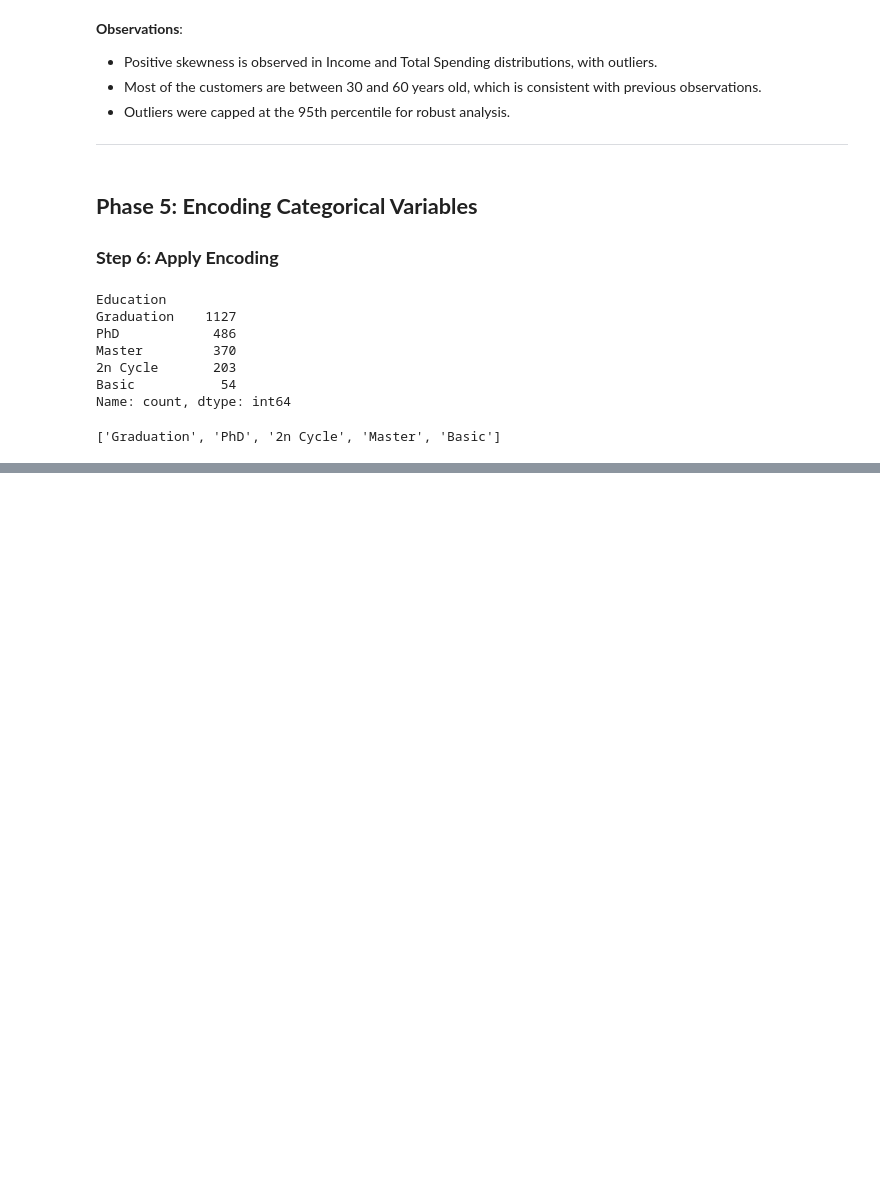
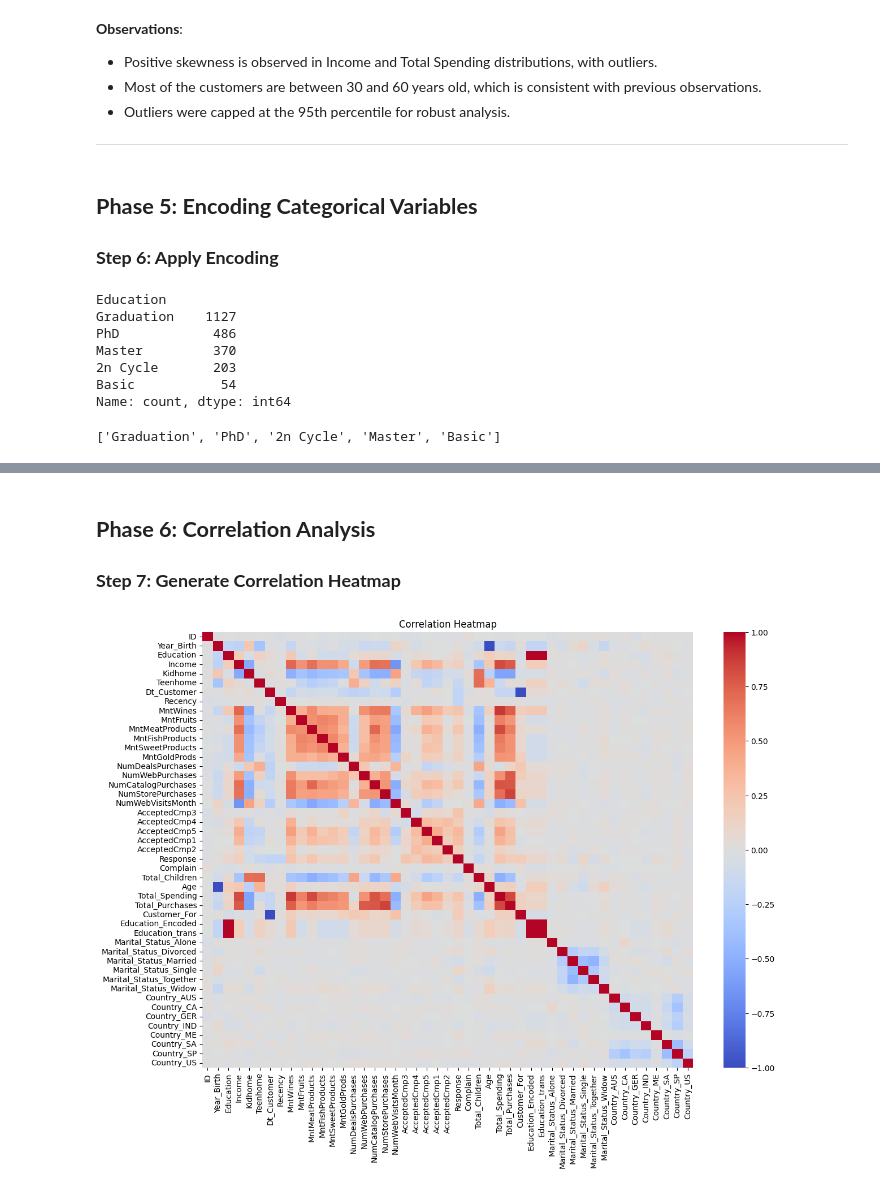
Before and after one commit to tomdu3/marketing-campaing-ds, a Jupyter notebook: marketing_campaing.ipynb, the cells around one changed output, grey strips where cells are left out. Cells and saved outputs as stored; diff of their text form; code cells hidden in the pictures; blank space fills up the shorter version.

Commit message:
add correlation heatmap, values and observations

```diff
--- a/marketing_campaing.ipynb
+++ b/marketing_campaing.ipynb
@@ -422,0 +467,4 @@ data['Education'] = encoder_edu.fit_transform(data[['Education']])
+# %%
+ohe = OneHotEncoder(sparse_output=False, handle_unknown='ignore')
+marital_encoded = ohe.fit_transform(data[['Marital_Status']])
+marital_df = pd.DataFrame(marital_encoded, columns=ohe.get_feature_names_out(['Marital_Status']))
@@ -422,0 +480,3 @@ data['Education'] = encoder_edu.fit_transform(data[['Education']])
+# %%
+data = pd.concat([data.reset_index(drop=True), marital_df.reset_index(drop=True)], axis=1)
+data.drop(['Marital_Status'], axis=1, inplace=True)
@@ -422,0 +507,4 @@ data['Education'] = encoder_edu.fit_transform(data[['Education']])
+# %%
+ohe_country = OneHotEncoder(sparse_output=False, handle_unknown='ignore')
+country_encoded = ohe_country.fit_transform(data[['Country']])
+country_df = pd.DataFrame(country_encoded, columns=ohe_country.get_feature_names_out(['Country']))
@@ -422,0 +520,3 @@ data['Education'] = encoder_edu.fit_transform(data[['Education']])
+# %%
+data = pd.concat([data.reset_index(drop=True), country_df.reset_index(drop=True)], axis=1)
+data.drop(['Country'], axis=1, inplace=True)
@@ -422,0 +561,11 @@ data['Education'] = encoder_edu.fit_transform(data[['Education']])
+# %% [markdown]
+## **Phase 6: Correlation Analysis**
+
+### **Step 7: Generate Correlation Heatmap**
+# %%
+plt.figure(figsize=(14,10))
+sns.heatmap(data.corr(), annot=False, cmap='coolwarm')
+plt.title('Correlation Heatmap')
+plt.show()
+# %% [output]
+[figure, added]
```
Also changed, not shown: parts of 13 cells of this notebook.
